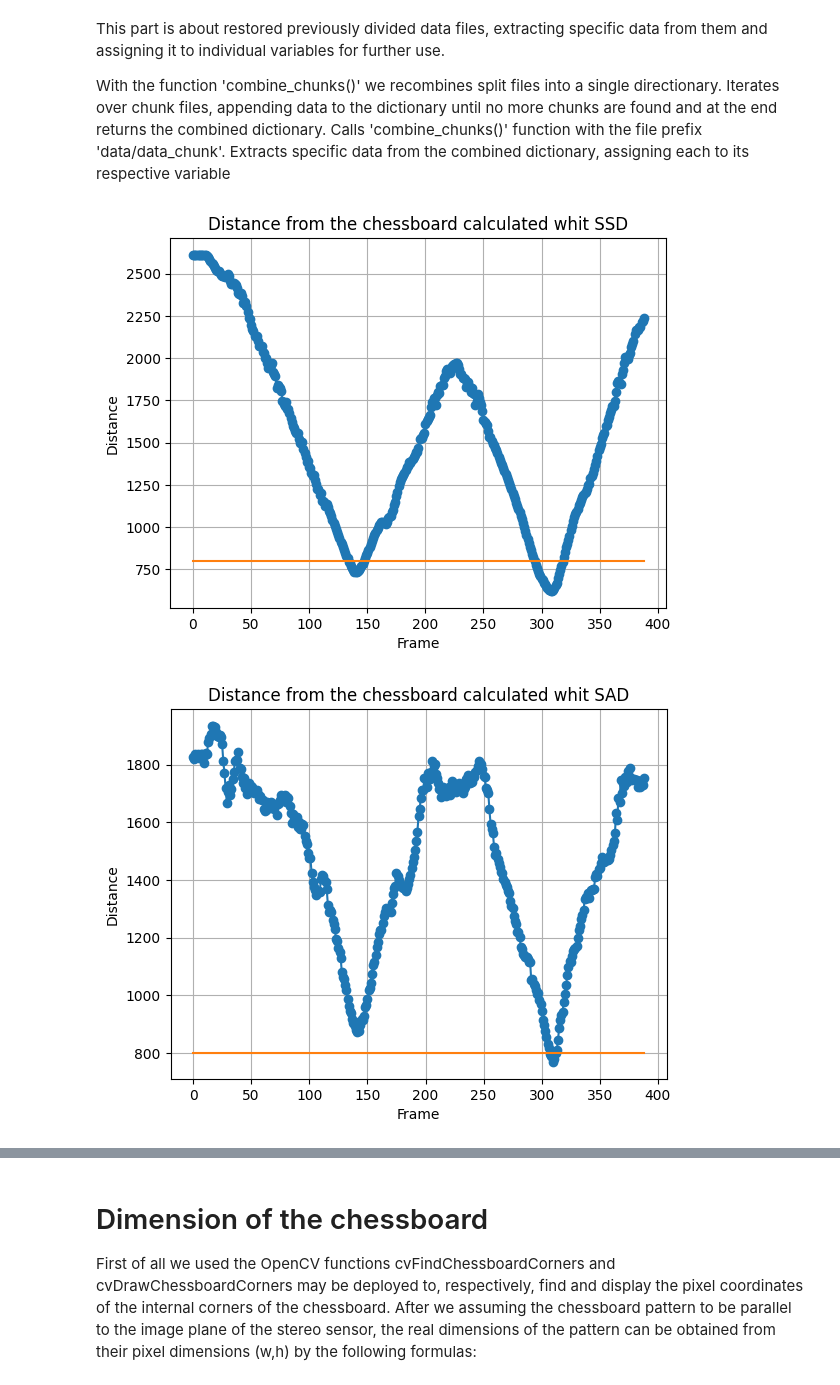
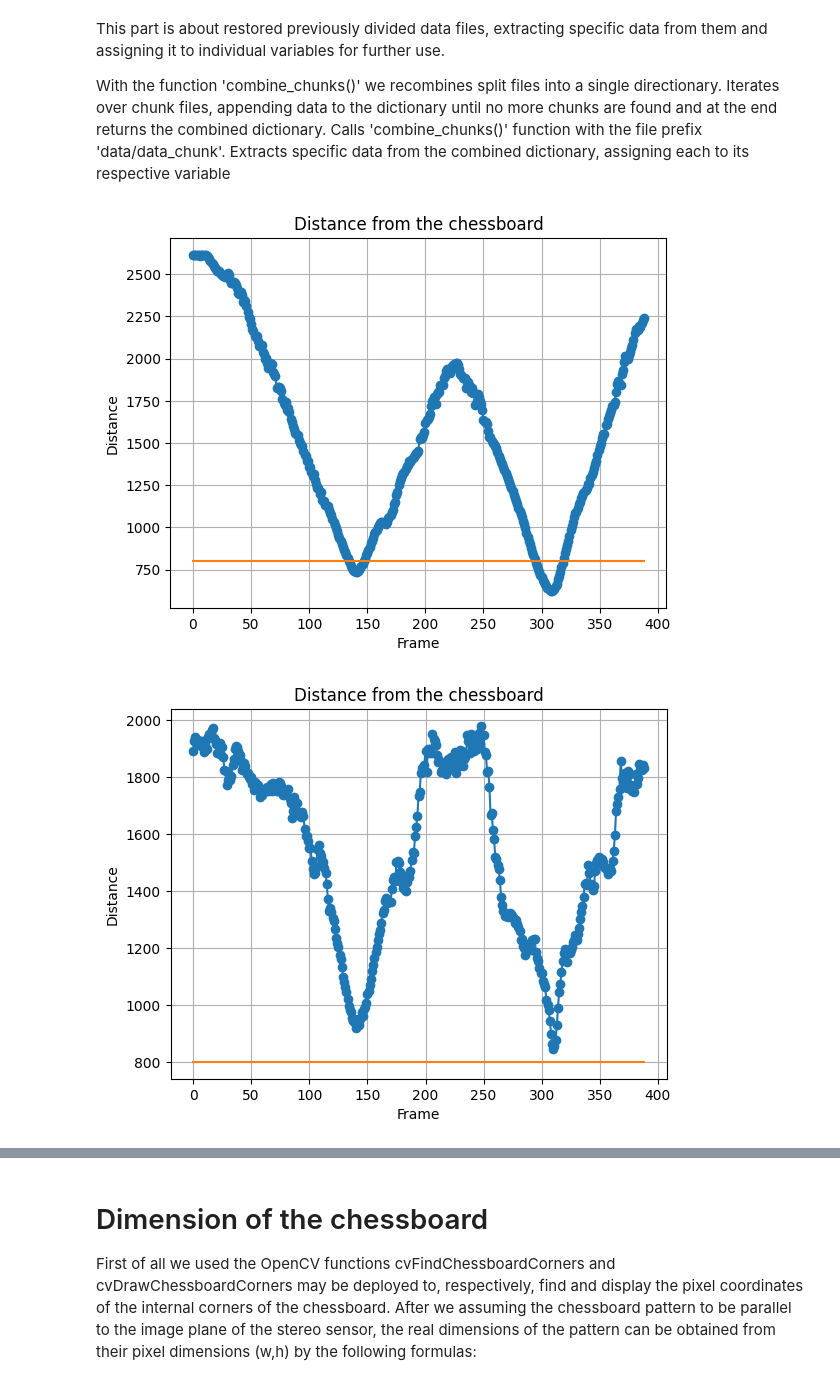
Before and after one commit to ArkaStark/RobotNavigation, a Jupyter notebook: Robot-navigation-paper.ipynb, the cells around one changed output, grey strips where cells are left out. Cells and saved outputs as stored; diff of their text form; code cells hidden in the pictures.

```diff
--- a/Robot-navigation-paper.ipynb
+++ b/Robot-navigation-paper.ipynb
@@ -768,15 +831,14 @@ In the second part of the code sets parameters like 'disparity_range' and 'windo
 Runs the 'calculate_disparity()' function multiple times with different block sizes and cost functions ('ssd_fn', 'sad_fn', 'ncc_fn', 'zncc_fn').
 Computes depth values 'z' using the formula '(baseline * focal_length) / mean_disparity' for each case.
 # %%
-def calculate_disparity(number_of_frames,   #The number of images to process.
-                        list_L_cropped,     #Lists containing the cropped left images.
-                        list_R_cropped,     #Lists containing the cropped right images.
-                        d_max,              #Maximum disparity value.
-                        block_size,         #Size of the blocks used for matching.
-                        min_disparity,      #Minimum disparity value.
-                        cost_fn,            #Cost function used for computing disparities (SAD,SSD,NCC,ZNCC).
-                        disparity_range,    #Range of disparities to consider.
-                        ):
+def calculate_disparity(number_of_frames, list_L_cropped, list_R_cropped, d_max, block_size, min_disparity, cost_fn, disparity_range):
+
+    cost_fn_mapping = {
+    ssd_fn: "SSD",
+    sad_fn: "SAD",
+    ncc_fn: "NCC",
+    zncc_fn: "ZNCC"
+    }
 
     list_mean_disparity = []
     disparity_map_list = []
@@ -784,7 +846,7 @@ def calculate_disparity(number_of_frames,   #The number of images to process.
     d_mean = disparity_range/2
 
     for framenumber in range(number_of_frames):
-        print("--------------------")
+
         offset = int(d_mean - disparity_range/2)
         if offset < 0:
             offset = 0
@@ -793,27 +855,33 @@ def calculate_disparity(number_of_frames,   #The number of images to process.
 
         min_disparity = int(offset)
         d_max = disparity_range+int(offset)
-        print("range: ",min_disparity,":",d_max)
 
         disparity, cost = compute_disparity_map_parallel(list_L_cropped[framenumber],list_R_cropped[framenumber], d_max, block_size, min_disparity, cost_fn)
 
-        positive_disparities = disparity[disparity >= 0]
+        filtered_disparity = cost_thresholding(disparity, cost, cost_fn)
 
-        d_mean = np.mean(positive_disparities)
+        positive_disparities_filtered = filtered_disparity[filtered_disparity > 0]
+
+        d_mean = np.mean(positive_disparities_filtered)
         list_mean_disparity.append(d_mean)
 
         cost_list.append(cost)
 
         mean_disparity = round(d_mean, 2)
-        print(f"{framenumber}: d_mean is {mean_disparity}")
-        print("offset:", offset)
 
-        disparity_map_list.append(disparity)
+        print("#######",cost_fn_mapping.get(cost_fn, "Unknown cost function"),"#######")
+        print("range: ",min_disparity,":",d_max)
+        print(f"frame {framenumber}: d_mean is {mean_disparity}")
+
+        disparity_map_list.append(filtered_disparity)
     return list_mean_disparity, disparity_map_list, cost_list
+
+
 
 disparity_range=64
 block_size = 21
 I_want_to_run_this = False #True
+
 
 if I_want_to_run_this:
     list_mean_disparity_SSD, disparity_map_list_custom_SSD, cost_SSD = calculate_disparity(number_of_frames, list_L_cropped, list_R_cropped, d_max, block_size, min_disparity, ssd_fn, disparity_range)
@@ -967,7 +1026,7 @@ f_values = list(range(number_of_frames))
 plt.plot(f_values, list_z_SSD, marker='o', linestyle='-')
 line = 800*np.ones((len(f_values)))
 plt.plot(f_values, line)
-plt.title('Distance from the chessboard calculated whit SSD')
+plt.title('Distance from the chessboard')
 plt.xlabel('Frame')
 plt.ylabel('Distance')
 plt.grid(True)
@@ -976,35 +1035,35 @@ plt.show()
 # Plotting
 f_values = list(range(number_of_frames))
 plt.plot(f_values, list_z_SAD, marker='o', linestyle='-')
 line = 800*np.ones((len(f_values)))
 plt.plot(f_values, line)
-plt.title('Distance from the chessboard calculated whit SAD')
+plt.title('Distance from the chessboard')
 plt.xlabel('Frame')
 plt.ylabel('Distance')
 plt.grid(True)
 plt.show()
 
 # Plotting
 f_values = list(range(number_of_frames))
 plt.plot(f_values, list_z_NCC, marker='o', linestyle='-')
 line = 800*np.ones((len(f_values)))
 plt.plot(f_values, line)
-plt.title('Distance from the chessboard calculated whit NCC')
+plt.title('Distance from the chessboard')
 plt.xlabel('Frame')
 plt.ylabel('Distance')
 plt.grid(True)
 plt.show()
 
 # Plotting
 f_values = list(range(number_of_frames))
 plt.plot(f_values, list_z_ZNCC, marker='o', linestyle='-')
 line = 800*np.ones((len(f_values)))
 plt.plot(f_values, line)
-plt.title('Distance from the chessboard calculated with ZNCC')
+plt.title('Distance from the chessboard')
 plt.xlabel('Frame')
 plt.ylabel('Distance')
 plt.grid(True)
 plt.show()
 # %% [output]
-[figure, old version]
+[figure, new version]
-[figure, old version]
+[figure, new version]
```
Also changed, not shown: parts of 40 cells of this notebook.
